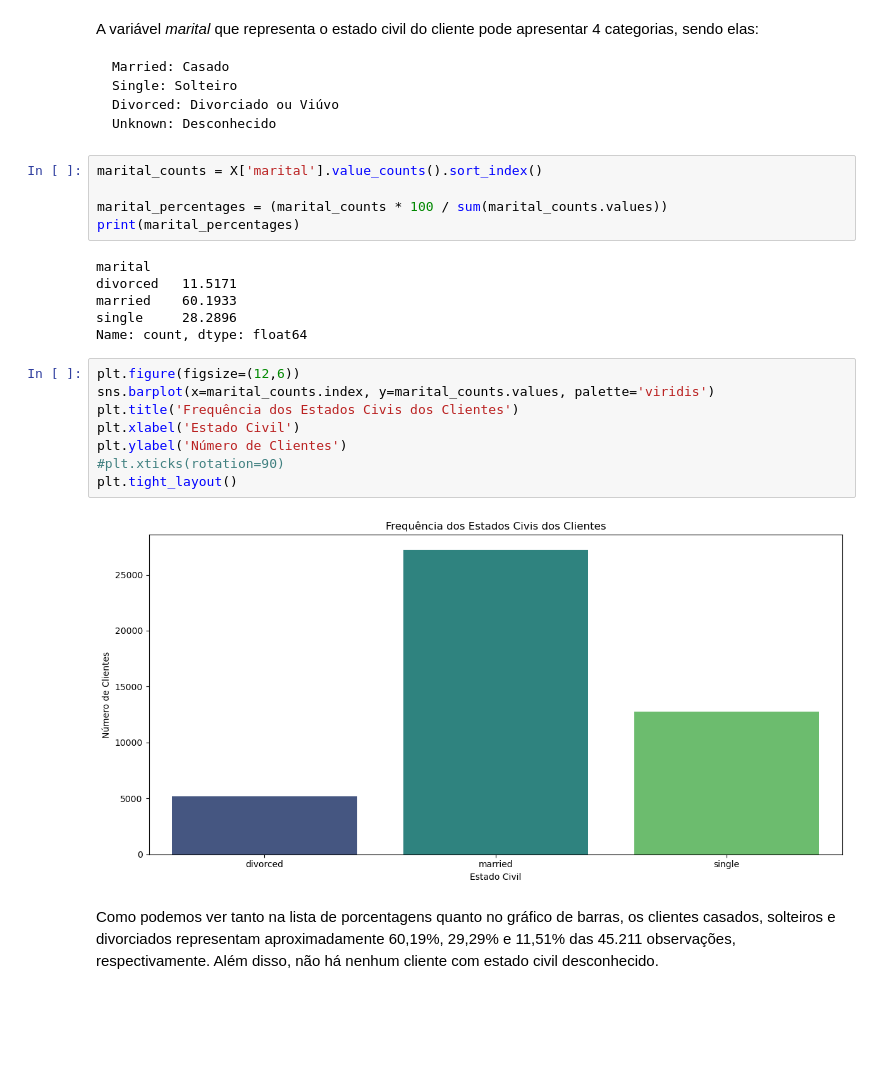
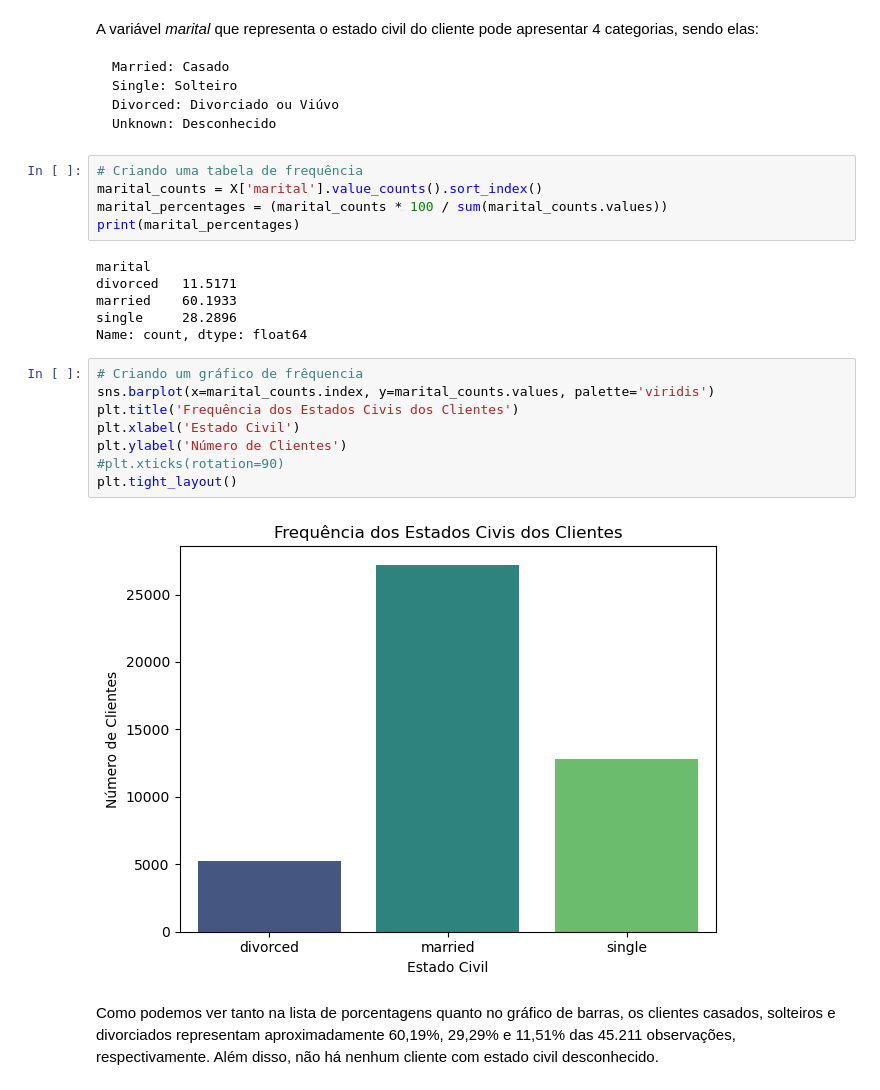
Before and after one commit to gabrieldadcarvalho/machine_learning, a Jupyter notebook: pjt_final/data_understanding.ipynb, the cells around one changed output. Saved outputs shown, nothing was run; the diff lists cells and outputs as text; blank space fills up the shorter version.

```diff
--- a/pjt_final/data_understanding.ipynb
+++ b/pjt_final/data_understanding.ipynb
@@ -299,8 +307,8 @@ A variável *marital* que representa o estado civil do cliente pode apresentar 4
     Divorced: Divorciado ou Viúvo
     Unknown: Desconhecido
 # %%
+# Criando uma tabela de frequência
 marital_counts = X['marital'].value_counts().sort_index()
-
 marital_percentages = (marital_counts * 100 / sum(marital_counts.values))
 print(marital_percentages)
 # %% [output]
@@ -310,15 +318,15 @@ married    60.1933
 single     28.2896
 Name: count, dtype: float64
 # %%
-plt.figure(figsize=(12,6))
+# Criando um gráfico de frêquencia
 sns.barplot(x=marital_counts.index, y=marital_counts.values, palette='viridis')
 plt.title('Frequência dos Estados Civis dos Clientes')
 plt.xlabel('Estado Civil')
 plt.ylabel('Número de Clientes')
 #plt.xticks(rotation=90)
 plt.tight_layout()
 # %% [output]
-[figure, old version]
+[figure, new version]
 # %% [markdown]
 Como podemos ver tanto na lista de porcentagens quanto no gráfico de barras, os clientes casados, solteiros e divorciados representam aproximadamente 60,19%, 29,29% e 11,51% das 45.211 observações, respectivamente. Além disso, não há nenhum cliente com estado civil desconhecido.
 # %% [markdown]
```
Also changed, not shown: parts of 34 cells of this notebook.
